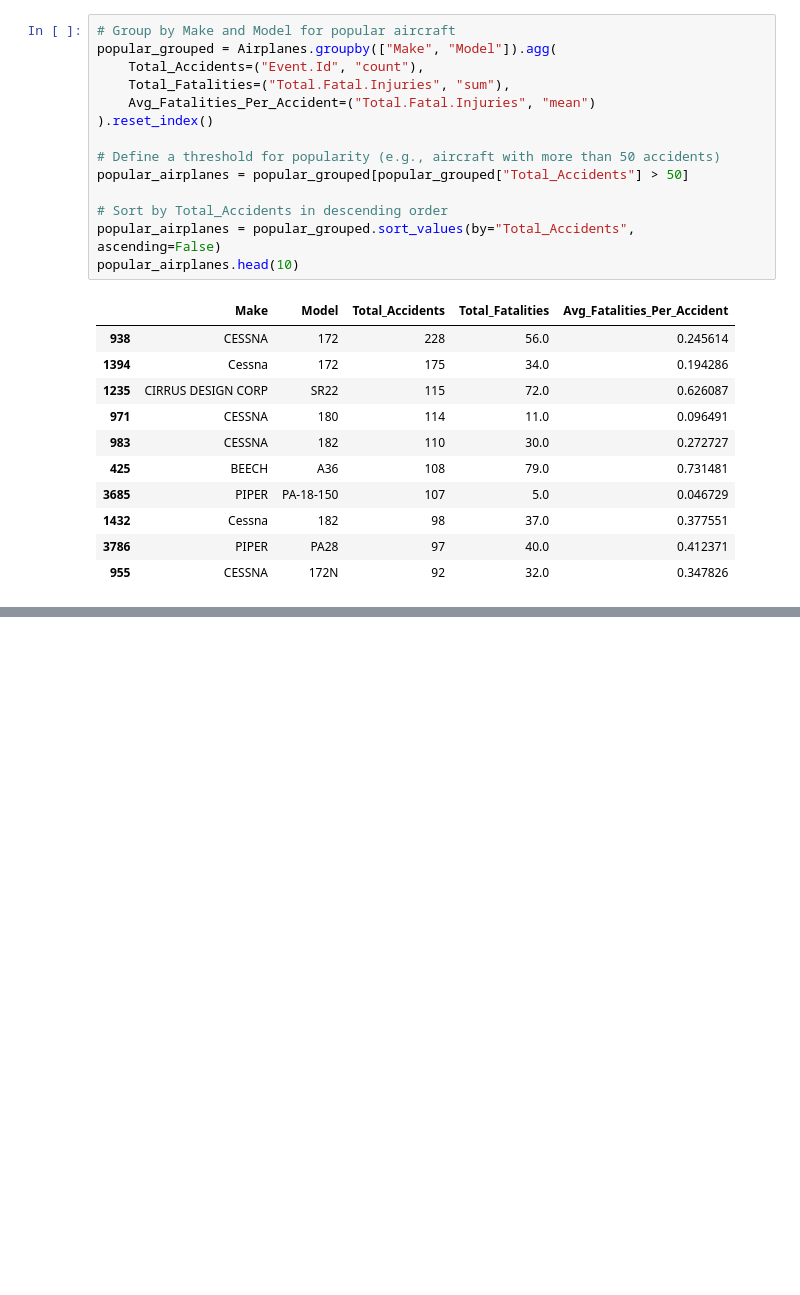
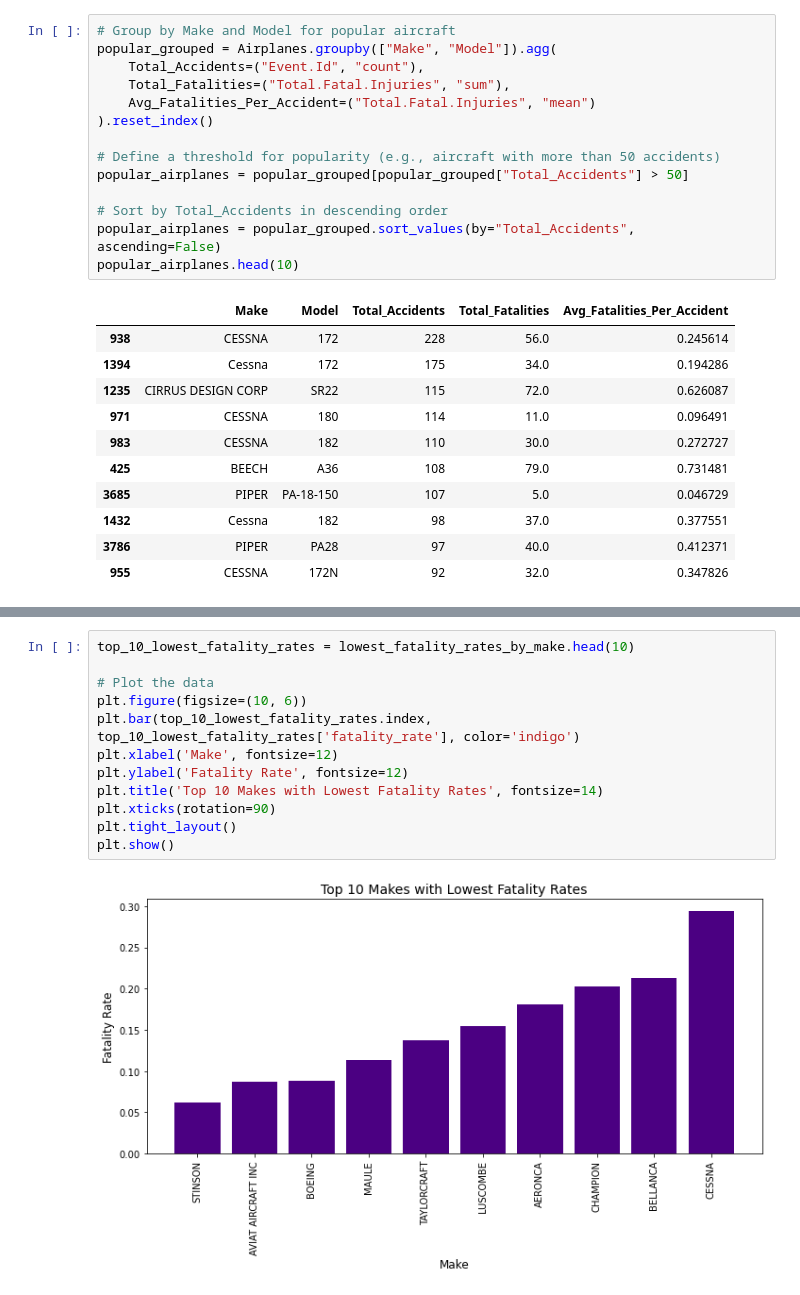
Before and after one commit to Kissienya/dsc-phase-1-project-v3, a Jupyter notebook: student.ipynb, the cells around one changed output, grey strips where cells are left out. Saved outputs shown, nothing was run; the diff lists cells and outputs as text; blank space fills up the shorter version.

Commit message:
jupiter notebook visualizations

```diff
--- a/student.ipynb
+++ b/student.ipynb
@@ -235,0 +231,14 @@ weather_risk
+# %%
+top_10_lowest_fatality_rates = lowest_fatality_rates_by_make.head(10)
+
+# Plot the data
+plt.figure(figsize=(10, 6))
+plt.bar(top_10_lowest_fatality_rates.index, top_10_lowest_fatality_rates['fatality_rate'], color='indigo')
+plt.xlabel('Make', fontsize=12)
+plt.ylabel('Fatality Rate', fontsize=12)
+plt.title('Top 10 Makes with Lowest Fatality Rates', fontsize=14)
+plt.xticks(rotation=90)
+plt.tight_layout()
+plt.show()
+# %% [output]
+[figure, added]
```
Also changed, not shown: parts of 6 cells of this notebook.
